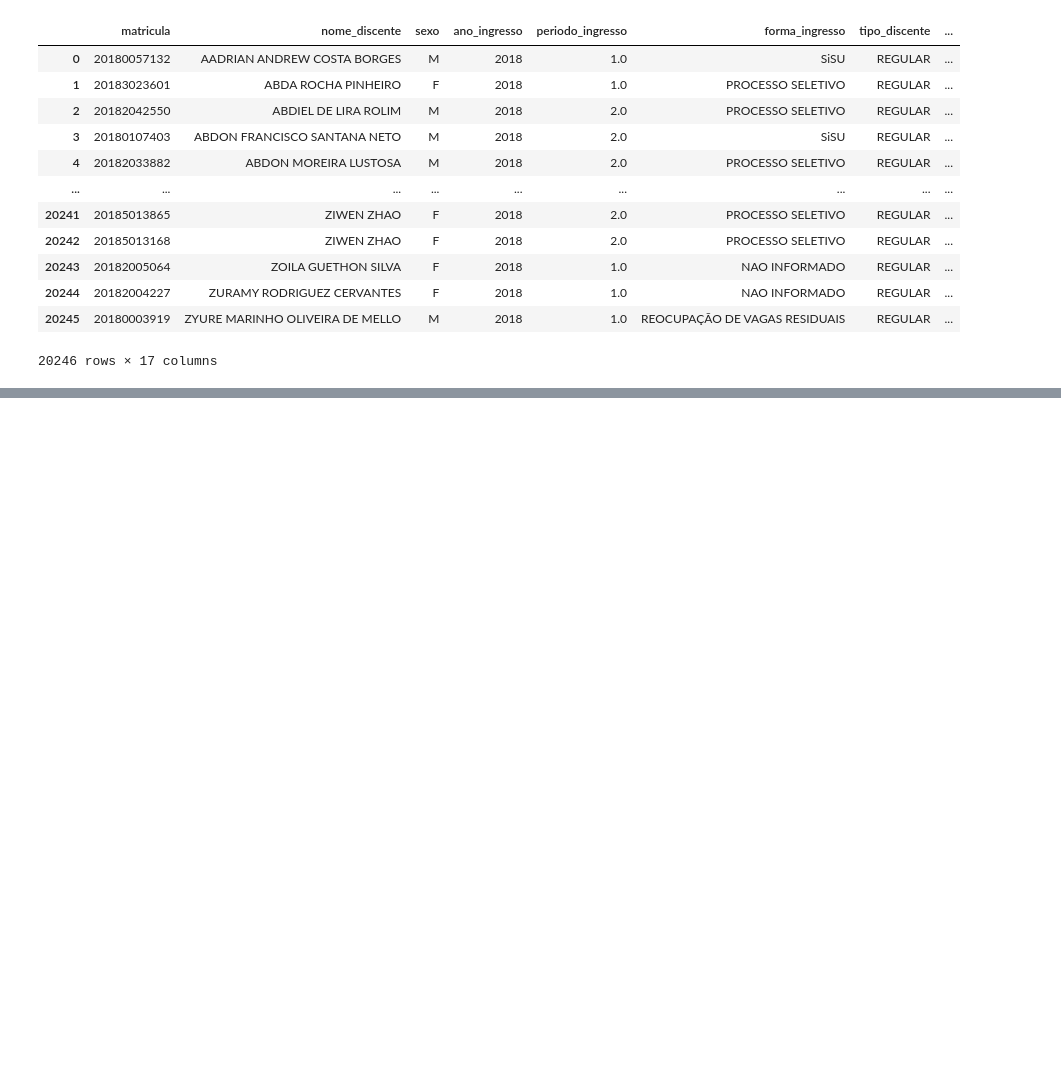
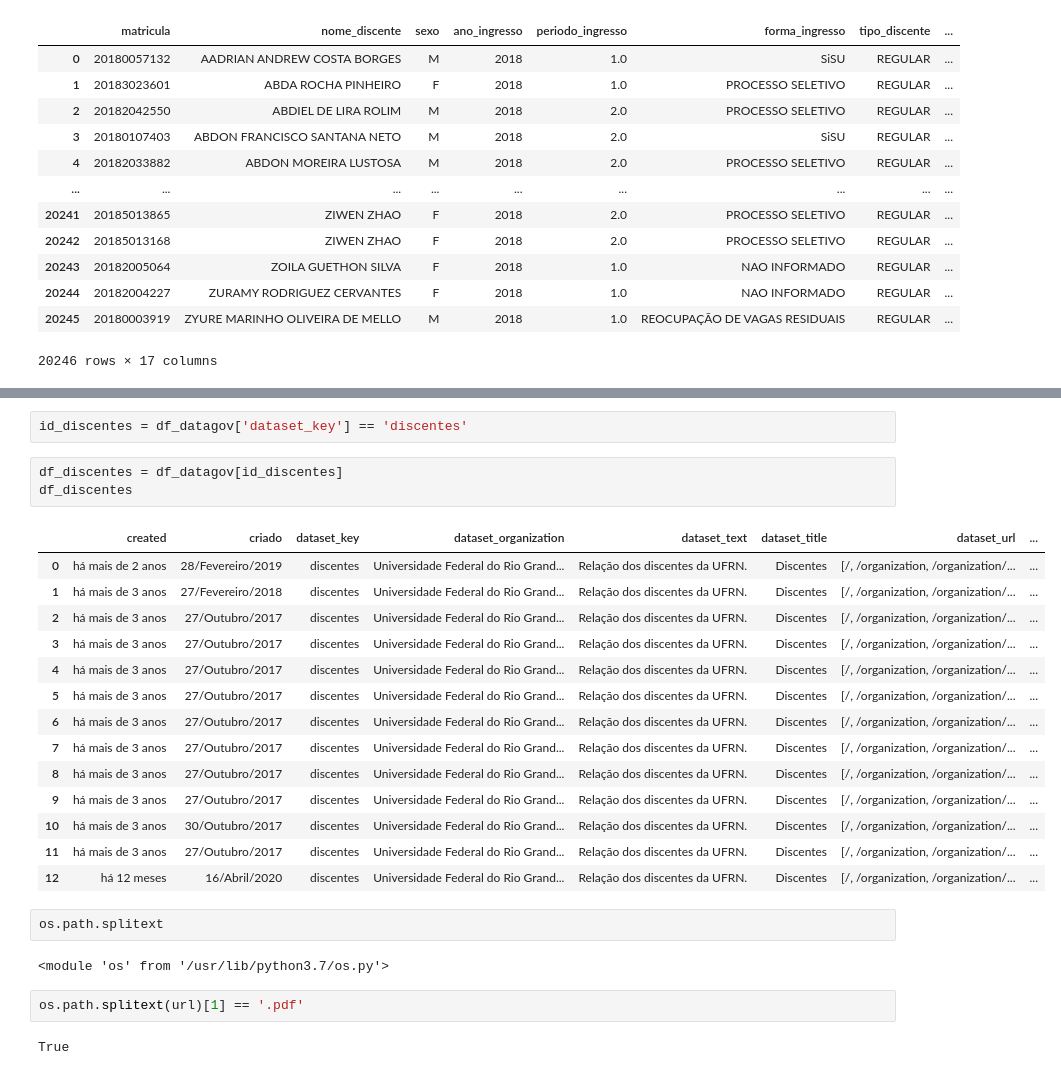
Before and after one commit to josegoisgit/dadosgov, a Jupyter notebook: dados_de_governos.ipynb, the cells around one changed output, grey strips where cells are left out. Saved outputs shown, nothing was run; the diff lists cells and outputs as text; blank space fills up the shorter version.

```diff
--- a/dados_de_governos.ipynb
+++ b/dados_de_governos.ipynb
@@ -505,0 +549,28 @@ df_csv
+# %%
+id_discentes = df_datagov['dataset_key'] == 'discentes'
+# %%
+df_discentes = df_datagov[id_discentes]
+df_discentes
+# %% [output]
+|  | created | criado | dataset_key | dataset_organization | dataset_text | dataset_title | dataset_url | ... |
+| 0 | há mais de 2 anos | 28/Fevereiro/2019 | discentes | Universidade Federal do Rio Grand... | Relação dos discentes da UFRN. | Discentes | [/, /organization, /organization/... | ... |
+| 1 | há mais de 3 anos | 27/Fevereiro/2018 | discentes | Universidade Federal do Rio Grand... | Relação dos discentes da UFRN. | Discentes | [/, /organization, /organization/... | ... |
+| 2 | há mais de 3 anos | 27/Outubro/2017 | discentes | Universidade Federal do Rio Grand... | Relação dos discentes da UFRN. | Discentes | [/, /organization, /organization/... | ... |
+| 3 | há mais de 3 anos | 27/Outubro/2017 | discentes | Universidade Federal do Rio Grand... | Relação dos discentes da UFRN. | Discentes | [/, /organization, /organization/... | ... |
+| 4 | há mais de 3 anos | 27/Outubro/2017 | discentes | Universidade Federal do Rio Grand... | Relação dos discentes da UFRN. | Discentes | [/, /organization, /organization/... | ... |
+| 5 | há mais de 3 anos | 27/Outubro/2017 | discentes | Universidade Federal do Rio Grand... | Relação dos discentes da UFRN. | Discentes | [/, /organization, /organization/... | ... |
+| 6 | há mais de 3 anos | 27/Outubro/2017 | discentes | Universidade Federal do Rio Grand... | Relação dos discentes da UFRN. | Discentes | [/, /organization, /organization/... | ... |
+| 7 | há mais de 3 anos | 27/Outubro/2017 | discentes | Universidade Federal do Rio Grand... | Relação dos discentes da UFRN. | Discentes | [/, /organization, /organization/... | ... |
+| 8 | há mais de 3 anos | 27/Outubro/2017 | discentes | Universidade Federal do Rio Grand... | Relação dos discentes da UFRN. | Discentes | [/, /organization, /organization/... | ... |
+| 9 | há mais de 3 anos | 27/Outubro/2017 | discentes | Universidade Federal do Rio Grand... | Relação dos discentes da UFRN. | Discentes | [/, /organization, /organization/... | ... |
+| 10 | há mais de 3 anos | 30/Outubro/2017 | discentes | Universidade Federal do Rio Grand... | Relação dos discentes da UFRN. | Discentes | [/, /organization, /organization/... | ... |
+| 11 | há mais de 3 anos | 27/Outubro/2017 | discentes | Universidade Federal do Rio Grand... | Relação dos discentes da UFRN. | Discentes | [/, /organization, /organization/... | ... |
+| 12 | há 12 meses | 16/Abril/2020 | discentes | Universidade Federal do Rio Grand... | Relação dos discentes da UFRN. | Discentes | [/, /organization, /organization/... | ... |
+# %%
+os.path.splitext
+# %% [output]
+<module 'os' from '/usr/lib/python3.7/os.py'>
+# %%
+os.path.splitext(url)[1] == '.pdf'
+# %% [output]
+True
```
Also changed, not shown: parts of 26 cells of this notebook.
